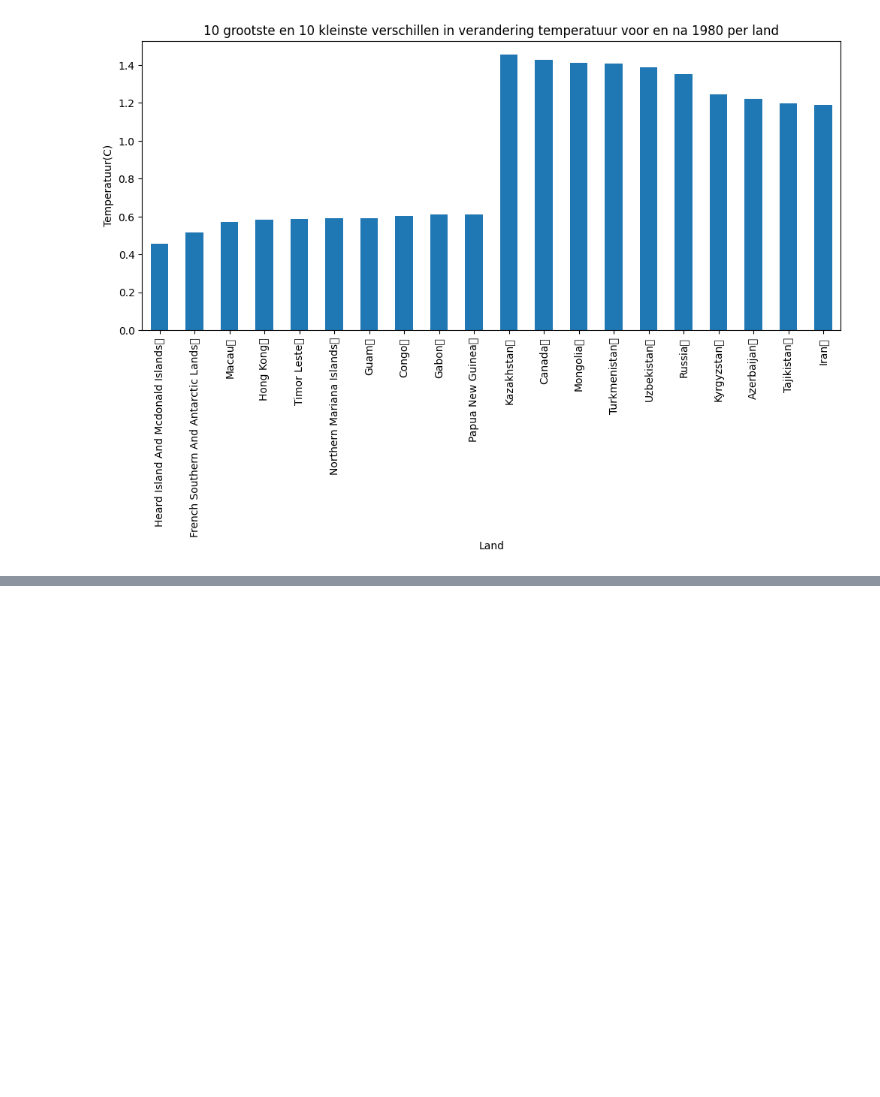
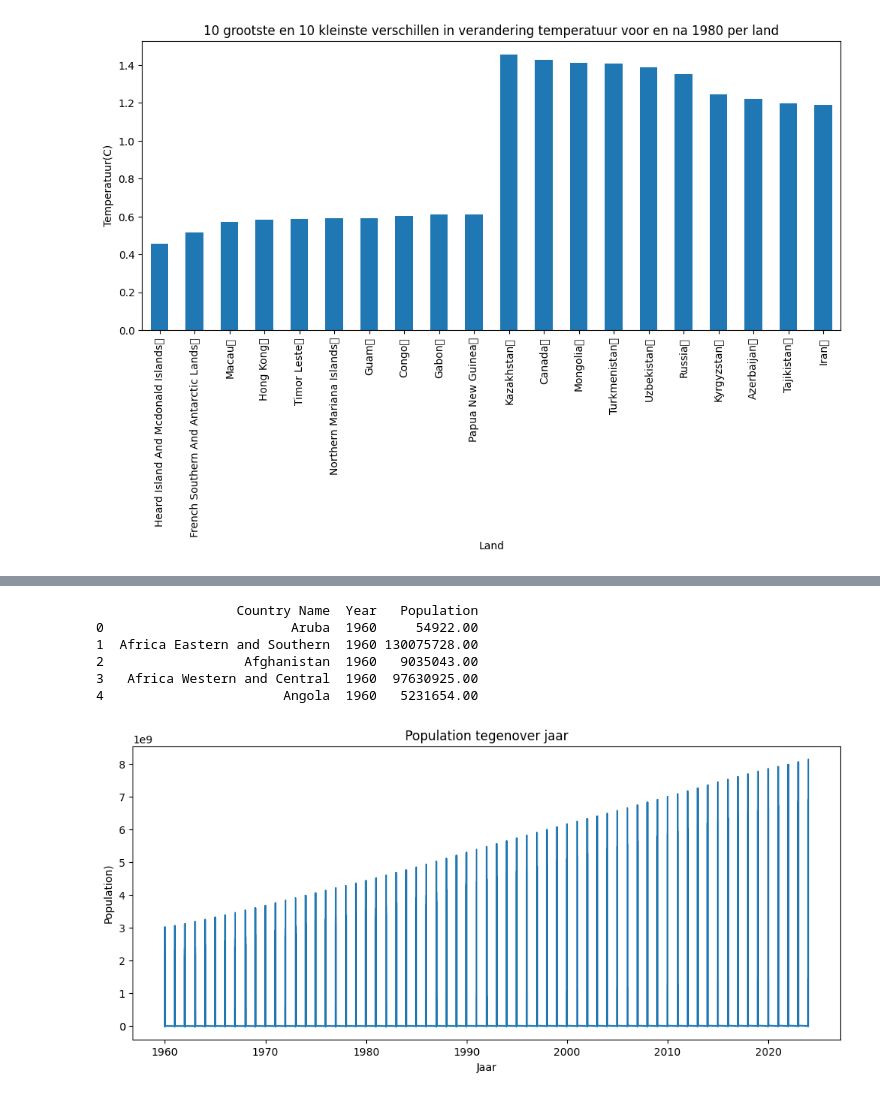
Before and after one commit to rafschmeits/nieuwe-datascience, a Jupyter notebook: climate-watch/climate_watch.ipynb, the cells around one changed output, grey strips where cells are left out. Cells and saved outputs as stored; diff of their text form; code cells hidden in the pictures; blank space fills up the shorter version.

```diff
--- a/climate-watch/climate_watch.ipynb
+++ b/climate-watch/climate_watch.ipynb
@@ -521,0 +576,4 @@ plt.plot
+# %%
+import pandas as pd
+
+population = pd.read_excel(r"C:\\xampp\\htdocs\\Nieuwe data-science\\climate-watch\\population.xlsx")
@@ -521,0 +594,34 @@ plt.plot
+# %%
+jaar_kolommen =  [col for col in population.columns if col.isdigit()]
+# %%
+population_long = population.melt(
+    id_vars=['Country Name'],
+    value_vars=jaar_kolommen,
+    var_name='Year',
+    value_name='Population'
+)
+
+
+print(population_long.head(5))
+# %% [output]
+                  Country Name  Year   Population
+0                        Aruba  1960     54922.00
+1  Africa Eastern and Southern  1960 130075728.00
+2                  Afghanistan  1960   9035043.00
+3   Africa Western and Central  1960  97630925.00
+4                       Angola  1960   5231654.00
+# %%
+population_long['Year'] = population_long['Year'].astype(int)
+plt.figure(figsize=(12,5))
+
+plt.plot(population_long['Year'],
+         population_long['Population'])
+
+
+plt.title("Population tegenover jaar")
+plt.xlabel("Jaar")
+plt.ylabel("Population)")
+
+plt.show()
+# %% [output]
+[figure, added]
```
Also changed, not shown: parts of 8 cells of this notebook, 8 other files.
